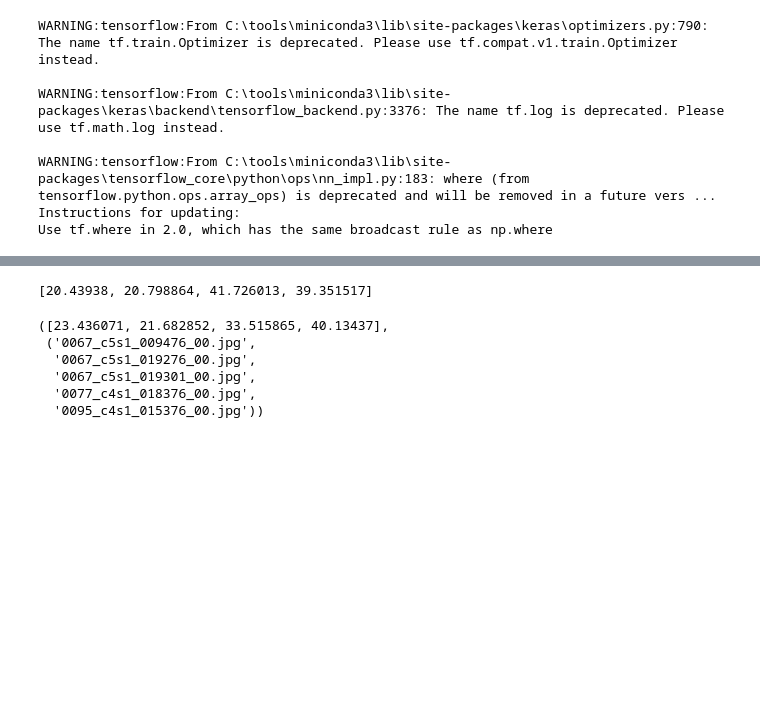
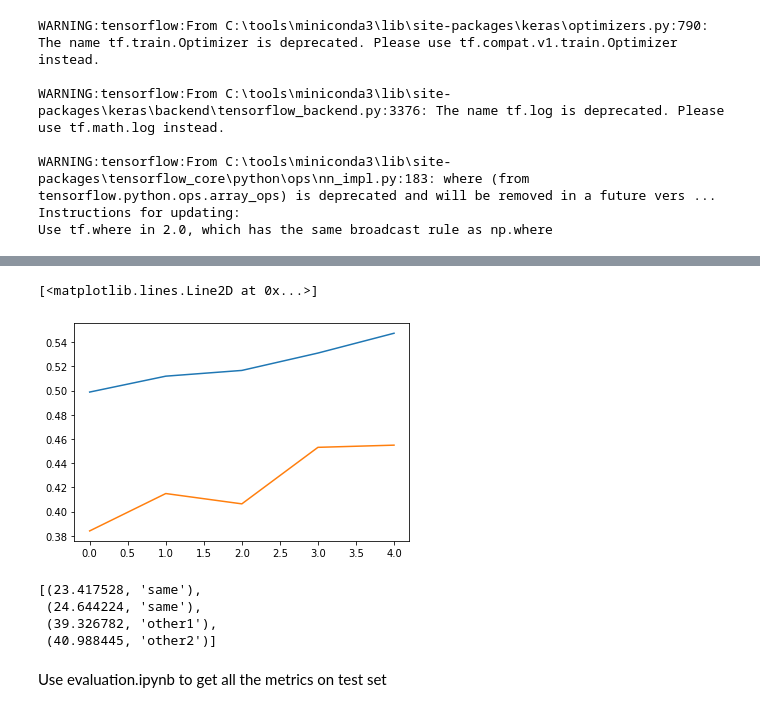
Before and after one commit to Hyrasso/CNN-ReId, a Jupyter notebook: src/id-prediction.ipynb, the cells around one changed output, grey strips where cells are left out. Saved outputs shown, nothing was run; the diff lists cells and outputs as text; code cells hidden in the pictures; blank space fills up the shorter version.

```diff
--- a/src/id-prediction.ipynb
+++ b/src/id-prediction.ipynb
@@ -141,3 +172,9 @@ NameError: name 'history' is not defined
+# %%
+plt.plot(xabs, history.history["attributes_market_attribute_accuracy"])
+plt.plot(xabs, history.history["val_attributes_market_attribute_accuracy"])
+# %% [output]
+[<matplotlib.lines.Line2D at 0x...>]
+[figure, added]
 # %%
 # test function with query - gallery
 test_data = np.array([
@@ -152,27 +189,9 @@ dist = [
     np.linalg.norm(res[0] - res[3]),
     np.linalg.norm(res[0] - res[4]),
 ]
-dist
+list(zip(dist, ("same", "same", "other1", "other2")))
 # %% [output]
-[20.43938, 20.798864, 41.726013, 39.351517]
+[(23.417528, 'same'),
+ (24.644224, 'same'),
+ (39.326782, 'other1'),
+ (40.988445, 'other2')]
-# %%
-# test on unseen data
-test_data = np.array([
-    x[400], x[401], x[402], x[500], x[600]
-])
-res = inference_model.predict(finetune_resnet.preprocess_images(test_data))
-# 0 1 2 are the same person, 3, 4 are different persons
-dist = [
-    np.linalg.norm(res[0] - res[1]),
-    np.linalg.norm(res[0] - res[2]),
-    np.linalg.norm(res[0] - res[3]),
-    np.linalg.norm(res[0] - res[4]),
-]
-dist, (file_names[400], file_names[401], file_names[402], file_names[500], file_names[600])
-# %% [output]
-([23.436071, 21.682852, 33.515865, 40.13437],
- ('0067_c5s1_009476_00.jpg',
-  '0067_c5s1_019276_00.jpg',
-  '0067_c5s1_019301_00.jpg',
-  '0077_c4s1_018376_00.jpg',
-  '0095_c4s1_015376_00.jpg'))
@@ -180,0 +198,2 @@ training_model.save_weights("../models/full-model-weights.h5")
+# %% [markdown]
+Use evaluation.ipynb to get all the metrics on test set
```
Also changed, not shown: parts of 15 cells of this notebook, 8 other files.
